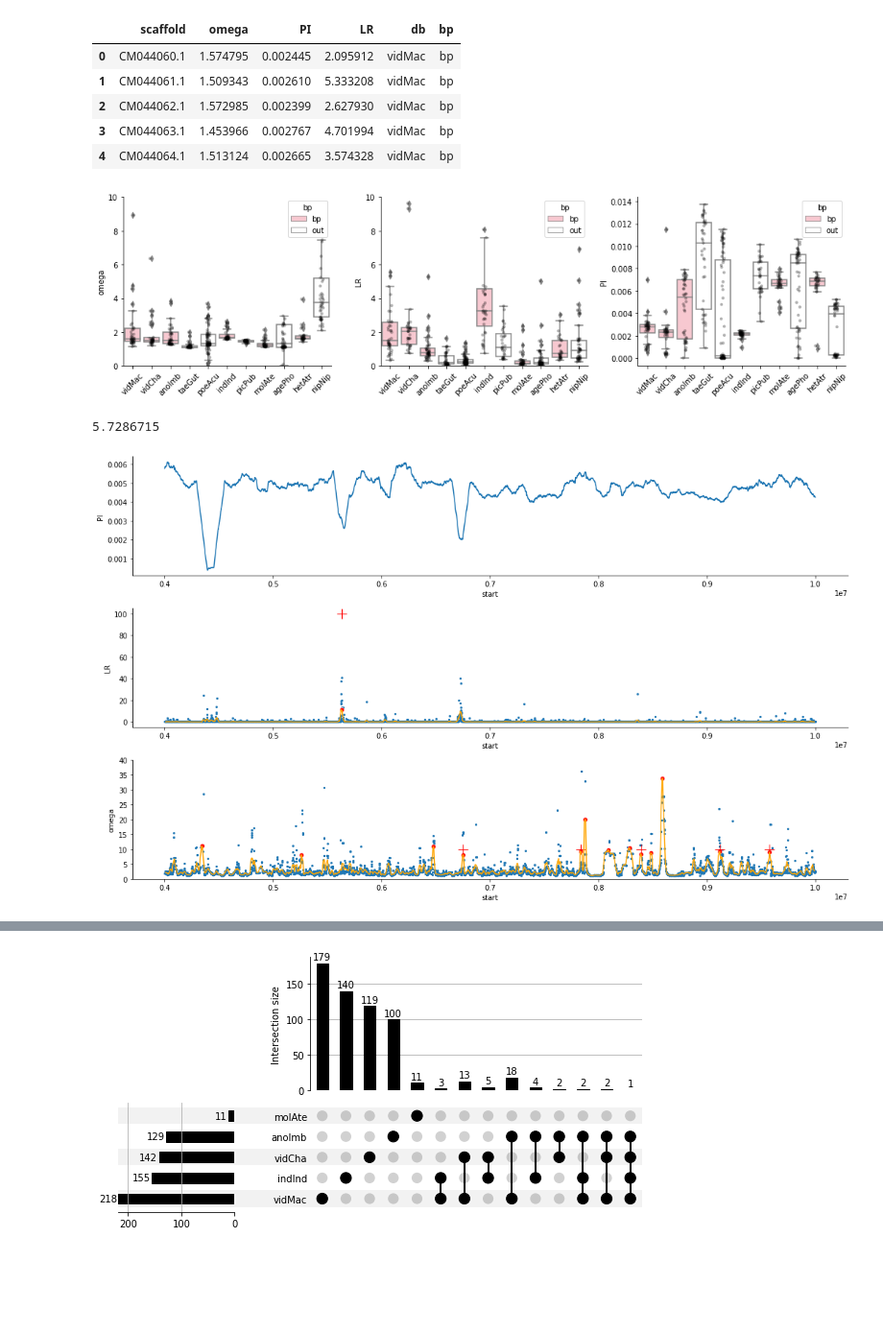
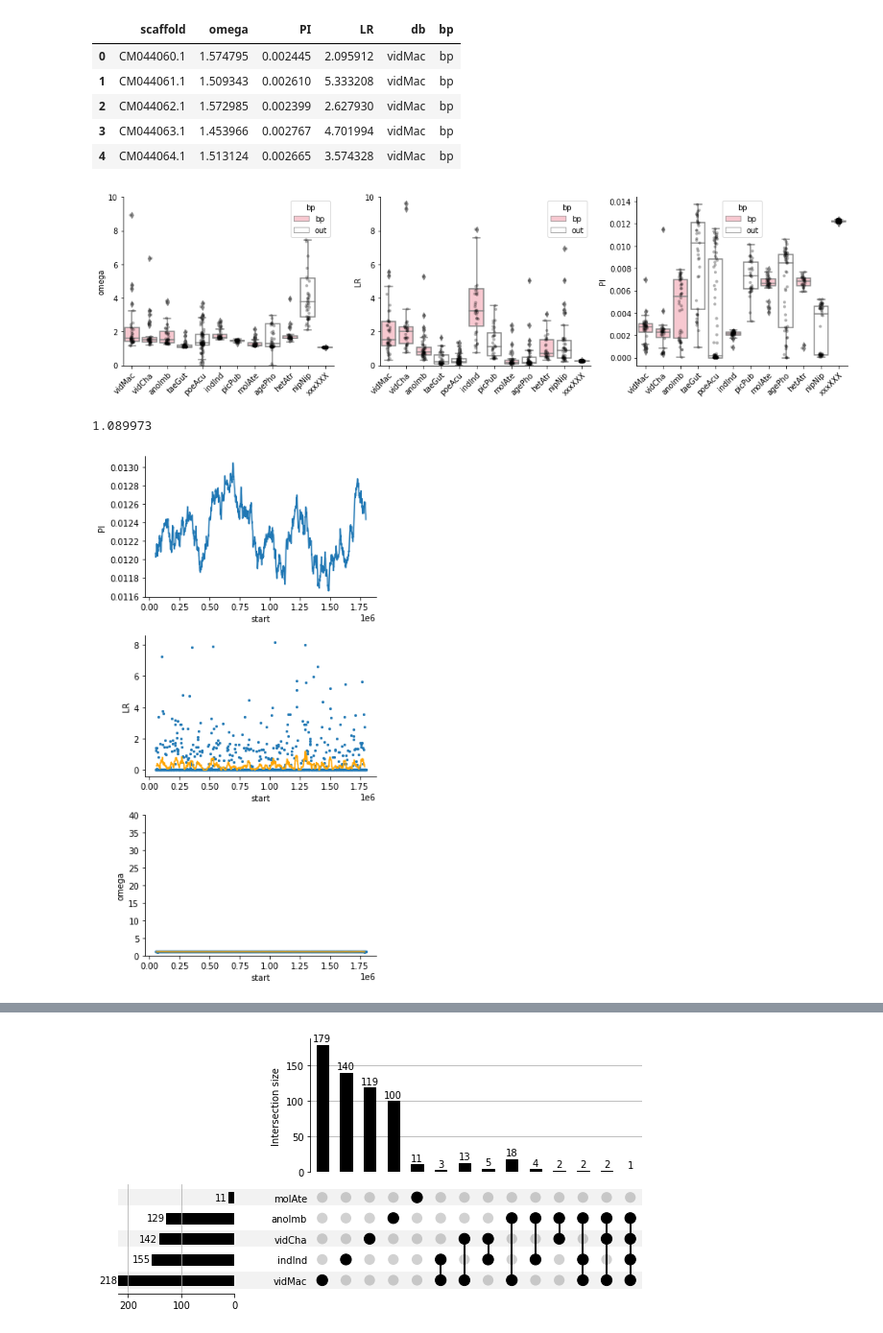
Before and after one commit to osipovarev/Brood_parasites_analysis, a Jupyter notebook: selective_sweeps_analysis.ipynb, the cells around one changed output, grey strips where cells are left out. Shown at 96% size. Cells and saved outputs as stored; diff of their text form; code cells hidden in the pictures; blank space fills up the shorter version.

```diff
--- a/selective_sweeps_analysis.ipynb
+++ b/selective_sweeps_analysis.ipynb
@@ -47,7 +47,7 @@ def find_local_extrema(x, f_x, window, p, extreme):
 # Load ALL data
 dir_path = '/Users/osipova/Documents/LabDocs/Brood_parasites_analysis/'
 dbs = ['vidMac', 'vidCha', 'anoImb', 'taeGut', 'poeAcu', 'indInd', 'picPub',
-       'molAte', 'agePho', 'hetAtr', 'nipNip']
+       'molAte', 'agePho', 'hetAtr', 'nipNip', 'xxxXXX']
 bps = ['vidMac', 'vidCha', 'anoImb', 'indInd', 'molAte', 'hetAtr']
 
 all_DFs = {}
@@ -95,7 +95,7 @@ for i in range(3):
     sns.stripplot(ax=axi, data=all_omega_DF, x='db', y=v, color='black', alpha=0.3, s=4)
 
     axi.set_xlabel('')
-    axi.tick_params(axis='x', rotation=45)
+    plt.setp(axi.get_xticklabels(), rotation=45, ha="right", rotation_mode="anchor")
     if v == 'omega':
         axi.set_ylim(0, 10)
     elif v == 'LR':
@@ -107,17 +107,17 @@ fig.tight_layout()
 # pdf_name = 'full_axes.omega_LR_PI.by_db.summary_stats.pdf'.format(db)
 # fig.savefig(pdf_name, bbox_inches='tight')
 # %% [output]
-[figure, old version]
+[figure, new version]
 # %%
 # OmegaPlus LD analysis
 sns.set_palette('tab10')
 
 ## Plot 4Mb regions of a chr
-df_full = all_DFs['nipNip']
+df_full = all_DFs['xxxXXX']
 
-C = 'CM069495'
-n = 4
-df = df_full[(df_full['scaffold'] == C) & (df_full['start'] > n*10**6) & (df_full['start'] < (n+6)*10**6)]
+C = 'chr36'
+n = 0
+df = df_full[(df_full['scaffold'] == C) & (df_full['start'] > n*10**6) & (df_full['start'] < (n+1.8)*10**6)]
 
 
 ## Define the window size for the moving average
@@ -129,7 +129,7 @@ p_o = np.percentile(df['omega'], 90)
 print(p_o)
 
 
-fig, axes = plt.subplots(3, 1, figsize = (15, 3*3))
+fig, axes = plt.subplots(3, 1, figsize = (5, 3*3))
 ax1, ax2, ax3 = axes[0], axes[1], axes[2]
 
 ## PI
@@ -158,35 +158,35 @@ sns.scatterplot(ax=ax2, x=smoothed_x[minima_indices], y=smoothed_f_x[minima_indi
 delta = 25000
 pi_peaks_region = []
 for el in pi_peaks:
     pi_peaks_region.extend([i for i in range(el - delta, el + delta)])
 
 ## Overlap peaks
 peaks_overlap = [i for i in lr_peaks if i in pi_peaks_region]
 sns.scatterplot(ax=ax2, x=peaks_overlap, y=100, color='red', marker="+", s=200)
 
 
 
 ## Omega
 x = df['start']
 f_x = df['omega']
 smoothed_x, smoothed_f_x, minima_indices = find_local_extrema(x, f_x, window, p_o, 'max')
 op_peaks = smoothed_x[minima_indices]
 
 sns.scatterplot(ax=ax3, data=df, x='start', y='omega', linewidth=0, s=10)
 sns.lineplot(ax=ax3, x=smoothed_x, y=smoothed_f_x, color='orange')
 sns.scatterplot(ax=ax3, x=smoothed_x[minima_indices], y=smoothed_f_x[minima_indices], color='red', s=40)
 ax3.set_ylim(0, 40)
 
 ## Overlap peaks
 peaks_overlap = [i for i in op_peaks if i in pi_peaks_region]
 sns.scatterplot(ax=ax3, x=peaks_overlap, y=10, color='red', marker="+", s=200)
 
 
 sns.despine(fig=None, ax=None, left=False, bottom=False, offset=None, trim=False)
 fig.tight_layout()
 # %% [output]
-5.7286715
+1.089973
-[figure, old version]
+[figure, new version]
 # %%
 ### Now don't plot anything but quantify! and store peak coordinates in a dictionary
 dir_path = '/Users/osipova/Documents/LabDocs/Brood_parasites_analysis/'
```
Also changed, not shown: parts of 3 cells of this notebook, 2 other files.
